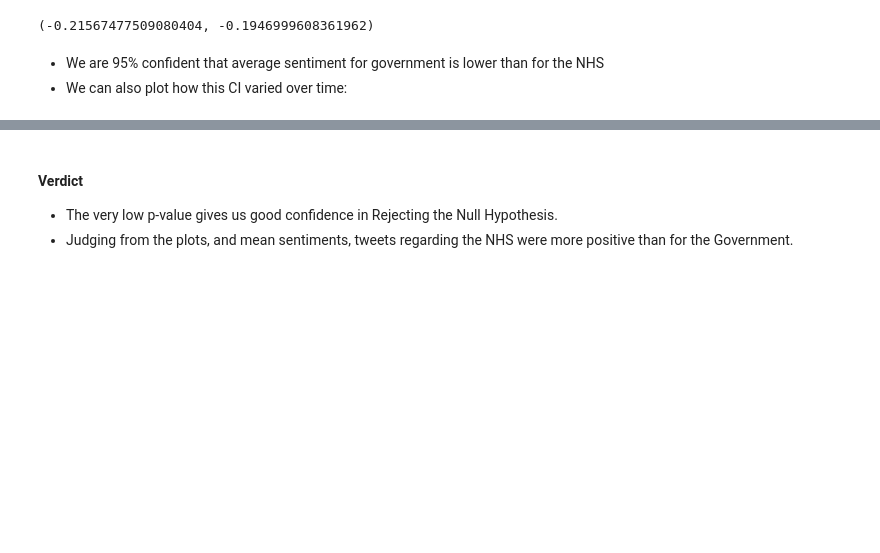
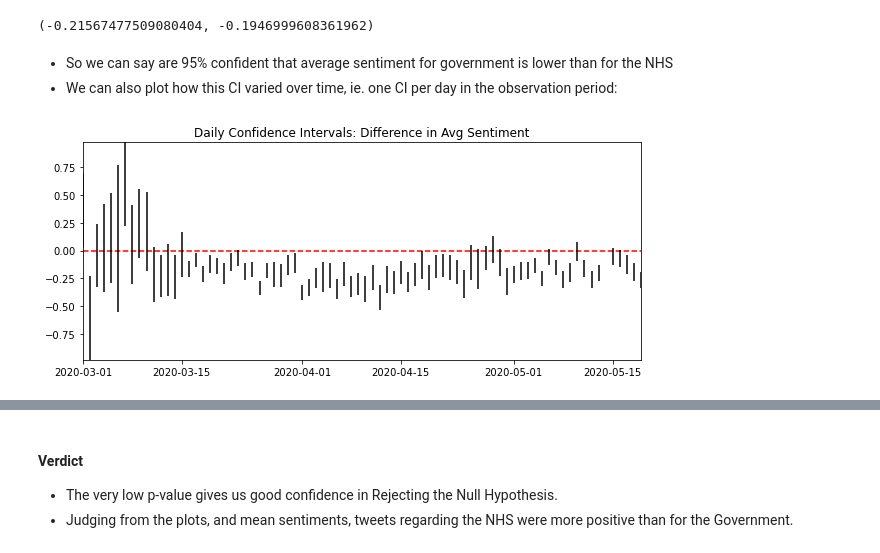
Before and after one commit to noahberhe/COVID-19, a Jupyter notebook: COVID-19 Anxiety Monitor.ipynb, the cells around one changed output, grey strips where cells are left out. Saved outputs shown, nothing was run; the diff lists cells and outputs as text; code cells hidden in the pictures; blank space fills up the shorter version.

```diff
--- a/COVID-19 Anxiety Monitor.ipynb
+++ b/COVID-19 Anxiety Monitor.ipynb
@@ -519,5 +525,36 @@ ucb = diff + (1.96 * se_diff)
 # %% [output]
 (-0.21567477509080404, -0.1946999608361962)
 # %% [markdown]
-- We are 95% confident that average sentiment for government is lower than for the NHS
-- We can also plot how this CI varied over time:
+- So we can say are 95% confident that average sentiment for government is lower than for the NHS
+- We can also plot how this CI varied over time, ie. one CI per day in the observation period:
+# %%
+lcbs = []
+ucbs = []
+for day in tweets.date.dt.date.unique():
+    sample = tweets[tweets.date.dt.date==day]
+
+    p_gov = np.mean(sample[sample.topical_orgs == 'government']['compound'])
+    p_nhs = np.mean(sample[sample.topical_orgs == 'nhs']['compound'])
+
+    num_gov = len(sample[sample.topical_orgs == 'government'])
+    num_nhs = len(sample[sample.topical_orgs == 'nhs'])
+
+    se_gov = np.std(sample[sample.topical_orgs == 'government']['compound']) / np.sqrt(num_gov)
+    se_nhs = np.std(sample[sample.topical_orgs == 'nhs']['compound']) / np.sqrt(num_nhs)
+    se_diff = np.sqrt(se_gov**2 + se_nhs**2)
+
+    diff = p_gov - p_nhs
+    lcb = diff - (1.96 * se_diff)
+    ucb = diff + (1.96 * se_diff)
+    lcbs.append(lcb)
+    ucbs.append(ucb)
+# %%
+plt.figure(figsize=(10,4))
+plt.title('Daily Confidence Intervals: Difference in Avg Sentiment')
+plt.xlim(tweets.date.dt.date.unique().min(), tweets.date.dt.date.unique().max())
+plt.ylim(min(lcbs), max(ucbs))
+plt.hlines(0, tweets.date.dt.date.unique().min(), tweets.date.dt.date.unique().max(), colors='r', linestyles='dashed')
+for (day,lcb,ucb) in list(zip(tweets.date.dt.date.unique(),lcbs,ucbs)):
+    plt.vlines(day, lcb, ucb)
+# %% [output]
+[figure, added]
```
Also changed, not shown: parts of 50 cells of this notebook, 4 other files.
